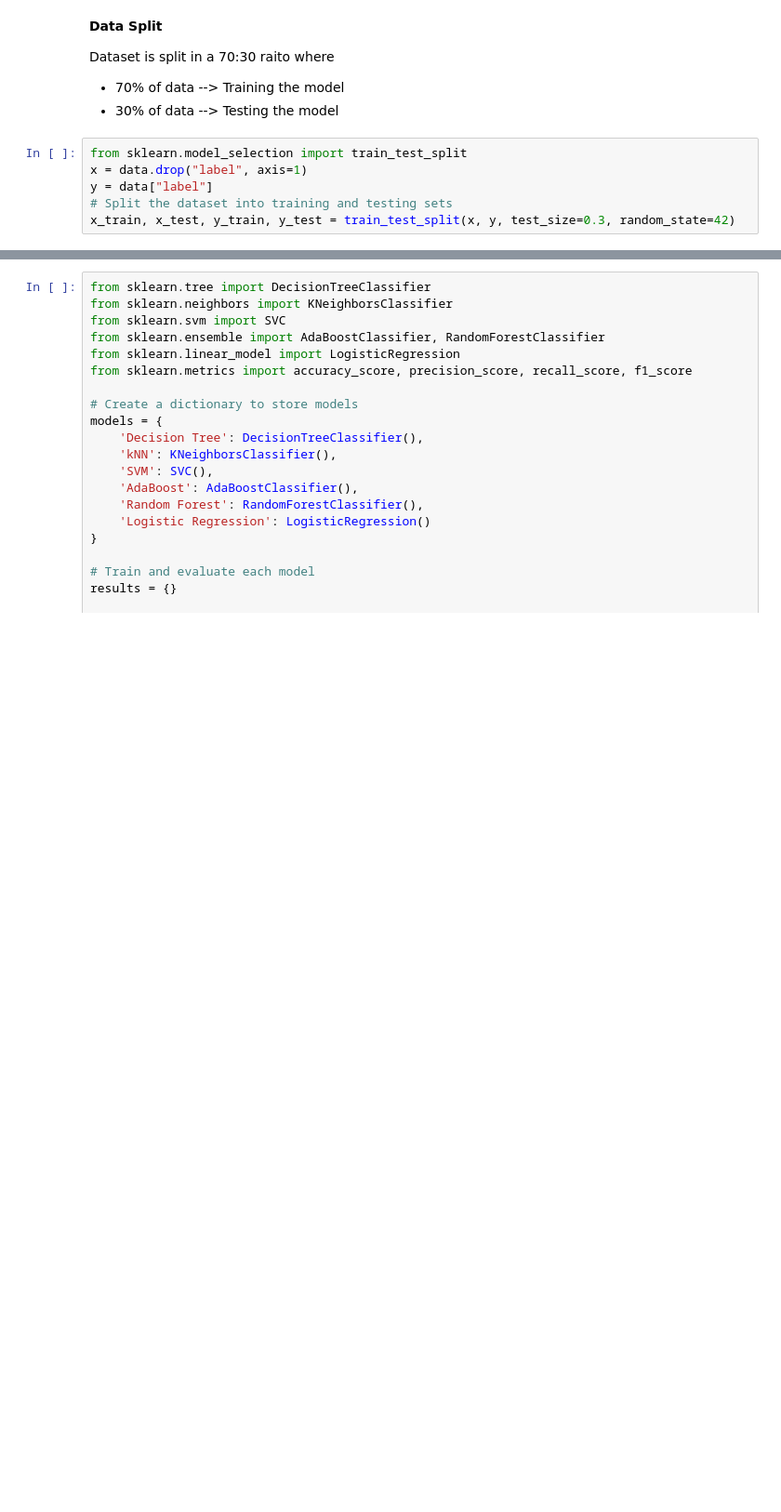
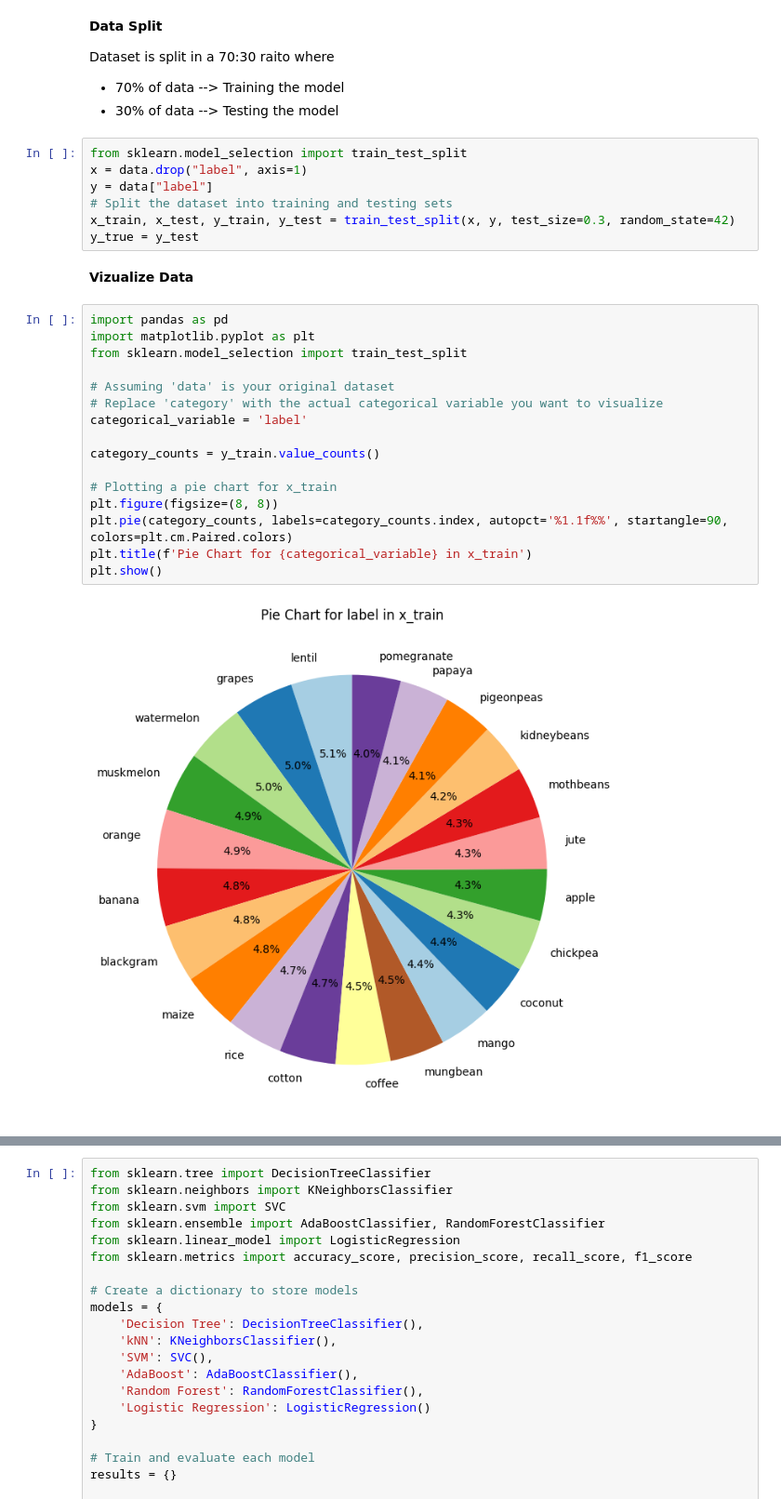
Before and after one commit to prathamkandari/FASAL-FUSION, a Jupyter notebook: notebook/fasalfusion.ipynb, the cells around one changed output, grey strips where cells are left out. Shown at 93% size. Saved outputs shown, nothing was run; the diff lists cells and outputs as text; blank space fills up the shorter version.

```diff
--- a/notebook/fasalfusion.ipynb
+++ b/notebook/fasalfusion.ipynb
@@ -136,6 +54,27 @@ x = data.drop("label", axis=1)
 y = data["label"]
 # Split the dataset into training and testing sets
 x_train, x_test, y_train, y_test = train_test_split(x, y, test_size=0.3, random_state=42)
+y_true = y_test
+# %% [markdown]
+**Vizualize Data**
+# %%
+import pandas as pd
+import matplotlib.pyplot as plt
+from sklearn.model_selection import train_test_split
+
+# Assuming 'data' is your original dataset
+# Replace 'category' with the actual categorical variable you want to visualize
+categorical_variable = 'label'
+
+category_counts = y_train.value_counts()
+
+# Plotting a pie chart for x_train
+plt.figure(figsize=(8, 8))
+plt.pie(category_counts, labels=category_counts.index, autopct='%1.1f%%', startangle=90, colors=plt.cm.Paired.colors)
+plt.title(f'Pie Chart for {categorical_variable} in x_train')
+plt.show()
+# %% [output]
+[figure, added]
 # %% [markdown]
 **Training All Models**
 
```
Also changed, not shown: parts of 39 cells of this notebook.
